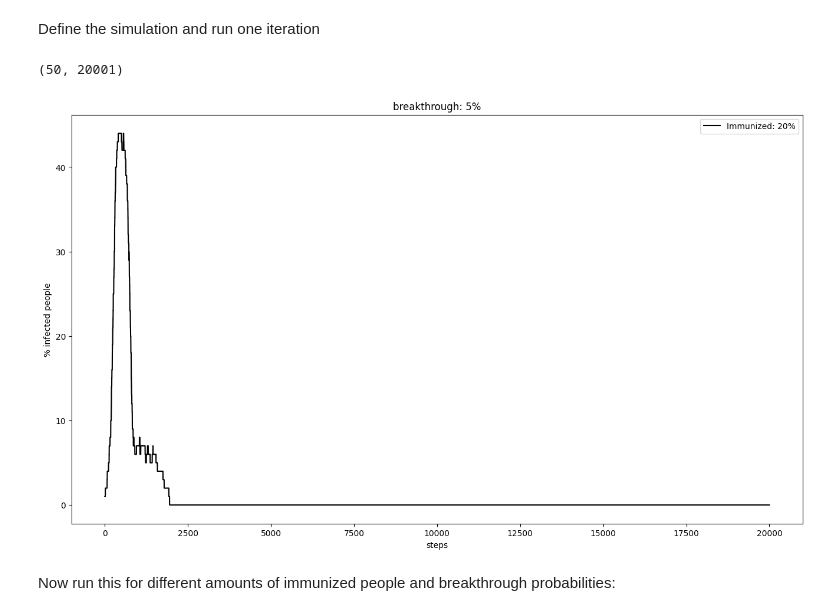
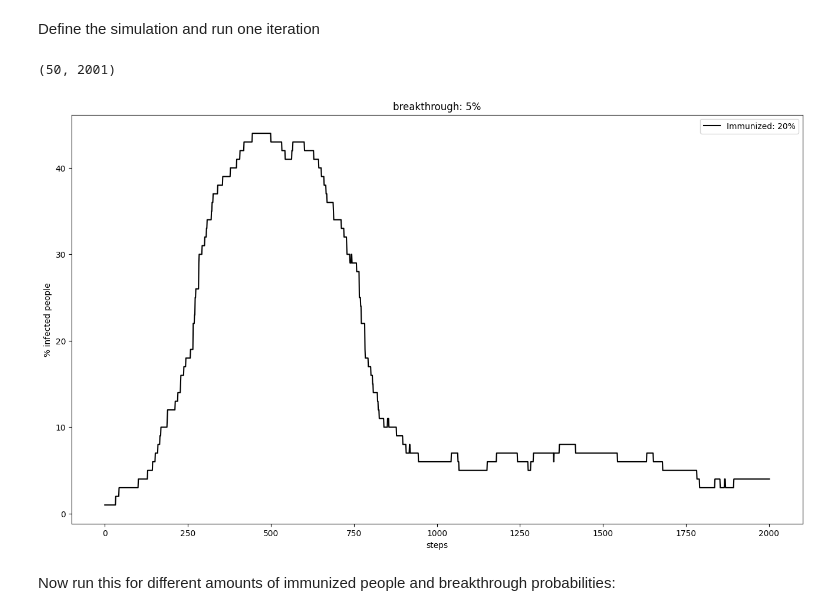
Before and after one commit to JONNeKK/ccs, a Jupyter notebook: week_8/aufrauemen.ipynb, the cells around one changed output. Saved outputs shown, nothing was run; the diff lists cells and outputs as text; code cells hidden in the pictures.

```diff
--- a/week_8/aufrauemen.ipynb
+++ b/week_8/aufrauemen.ipynb
@@ -643,28 +643,28 @@ box.initialize_infection(n_infected=1, percent_immunized=0.2)
 # %% [markdown]
 Define the simulation and run one iteration
 # %%
-sim = Simulation(box, steps=20000, dt=1)
+sim = Simulation(box, steps=2000, dt=1)
 # %%
 sim.run()
 # %%
 infection_states = np.where(sim.infection_states > 0, 1, 0)
 infection_states.shape
 # %% [output]
-(50, 20001)
+(50, 2001)
 # %%
 infection_numbers = np.sum(np.where(sim.infection_states > 0, 1, 0), axis=0)
 # %%
 fig, ax = plt.subplots(figsize=(16, 9))
-x = np.linspace(0,20001,20001)
+x = np.linspace(0,2001,2001)
 label = 'Immunized: 20%'
 ax.plot(x, infection_numbers, color='k', label = label)
 ax.set_xlabel('steps')
 ax.set_ylabel('% infected people')
 plt.title('breakthrough: 5%')
 plt.legend()
 plt.show()
 # %% [output]
-[figure, old version]
+[figure, new version]
 # %% [markdown]
 Now run this for different amounts of immunized people and breakthrough probabilities:
 # %%
```
Also changed, not shown: parts of 4 cells of this notebook, 2 other files.
